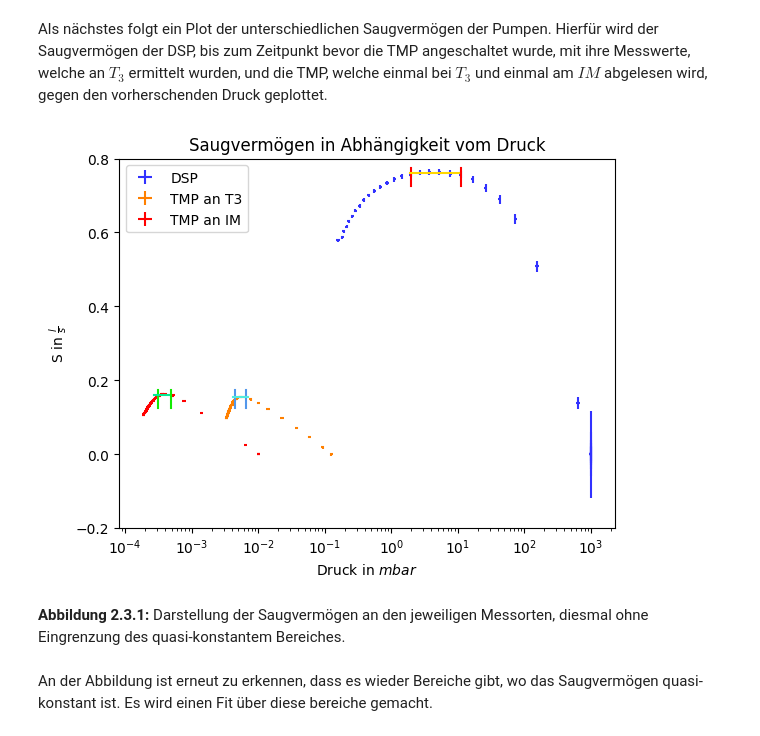
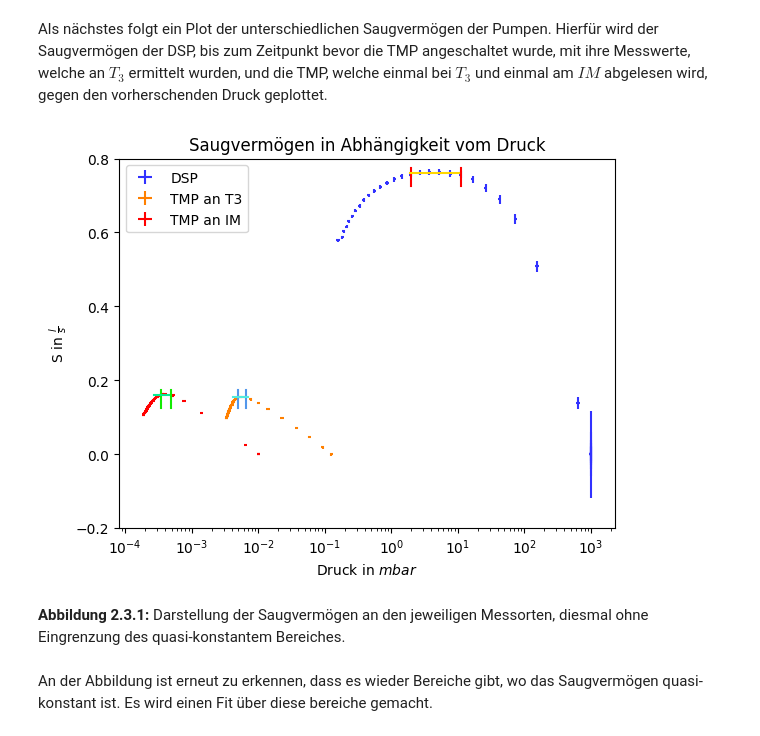
Before and after one commit to AlFa-Tier/Uni_codes, a Jupyter notebook: Praktikum/Vakuum/Vakuum.ipynb, the cells around one changed output. Cells and saved outputs as stored; diff of their text form; code cells hidden in the pictures.

```diff
--- a/Praktikum/Vakuum/Vakuum.ipynb
+++ b/Praktikum/Vakuum/Vakuum.ipynb
@@ -759,38 +755,38 @@ S_err_DSP= [del_S(time_3[i],pressure_T3[i],p_0=pressure_T3[0],V=V) for i in rang
 S_err_TMP_T3= [del_S(time_3[i],pressure_T3[i],p_0=pressure_T3[0],V=V) for i in range(34,83)]
 S_err_TMP_IM= [del_S(time_3[i],pressure_IM[i],p_0=pressure_IM[0],V=V) for i in range(34,83)]
 
 #Create the PlotsF for S-p
 plt.errorbar(x=pressure_T3[0:34],y=S_DSP,xerr=0.0539*pressure_T3[0:34],yerr=S_err_DSP,ls='none',color='#3232ff',label='DSP')
 plt.errorbar(x=pressure_T3[34:83],y=S_TMP_T3,xerr=0.0539*pressure_T3[34:83],yerr=S_err_TMP_T3,ls='none',color='#ff8000',label='TMP an T3')
 plt.errorbar(x=pressure_IM[34:83],y=S_TMP_IM,xerr=0.0539*pressure_IM[34:83],yerr=S_err_TMP_IM,ls='none',color='#ff0000',label='TMP an IM')
 
 plt.title('Saugvermögen in Abhängigkeit vom Druck')
 plt.xlabel('Druck in $mbar$')
 plt.ylabel(r'S in $\frac{{l}}{{s}}$')
 plt.xscale('log')
 plt.ylim(-0.2,0.8)
 
 #Seperate the three intervals for DSP
 plt.axvline(x=pressure_T3[13],ymin=0.925,ymax=0.975,color="red")
 plt.axvline(x=pressure_T3[18],ymin=0.925,ymax=0.975,color="red")
 plt.axhline(y=mean(list=S_DSP,start=13,finish=18),xmin=0.586,xmax=0.686,color='gold')
 
 #Seperate the three intervals for TMP_T3
 plt.axvline(x=pressure_T3[42],ymin=0.325,ymax=0.375,color="#5297EB")
-plt.axvline(x=pressure_T3[50],ymin=0.325,ymax=0.375,color="#5297EB")
-plt.axhline(y=mean(list=S_TMP_T3,start=8,finish=14),xmin=0.23,xmax=0.26,color='#52EBDD')
+plt.axvline(x=pressure_T3[46],ymin=0.325,ymax=0.375,color="#5297EB")
+plt.axhline(y=mean(list=S_TMP_T3,start=8,finish=12),xmin=0.23,xmax=0.26,color='#52EBDD')
 
 #Seperate the three intervals for TMP_IM
 plt.axvline(x=pressure_IM[42],ymin=0.325,ymax=0.375,color="#13EB02")
-plt.axvline(x=pressure_IM[48],ymin=0.325,ymax=0.375,color="#13EB02")
-plt.axhline(y=mean(list=S_TMP_IM,start=8,finish=14),xmin=0.07,xmax=0.1,color='#02EB93')
+plt.axvline(x=pressure_IM[46],ymin=0.325,ymax=0.375,color="#13EB02")
+plt.axhline(y=mean(list=S_TMP_IM,start=8,finish=12),xmin=0.07,xmax=0.1,color='#02EB93')
 
 #Show end result
 plt.legend()
 plt.show()
 display(Markdown('**Abbildung 2.3.1:** Darstellung der Saugvermögen an den jeweiligen Messorten, diesmal ohne Eingrenzung des quasi-konstantem Bereiches.'))
 # %% [output]
-[figure, old version]
+[figure, new version]
 **Abbildung 2.3.1:** Darstellung der Saugvermögen an den jeweiligen Messorten, diesmal ohne Eingrenzung des quasi-konstantem Bereiches.
 # %% [markdown]
 An der Abbildung ist erneut zu erkennen, dass es wieder Bereiche gibt, wo das Saugvermögen quasi-konstant ist. Es wird einen Fit über diese bereiche gemacht.
```
Also changed, not shown: parts of 5 cells of this notebook.
